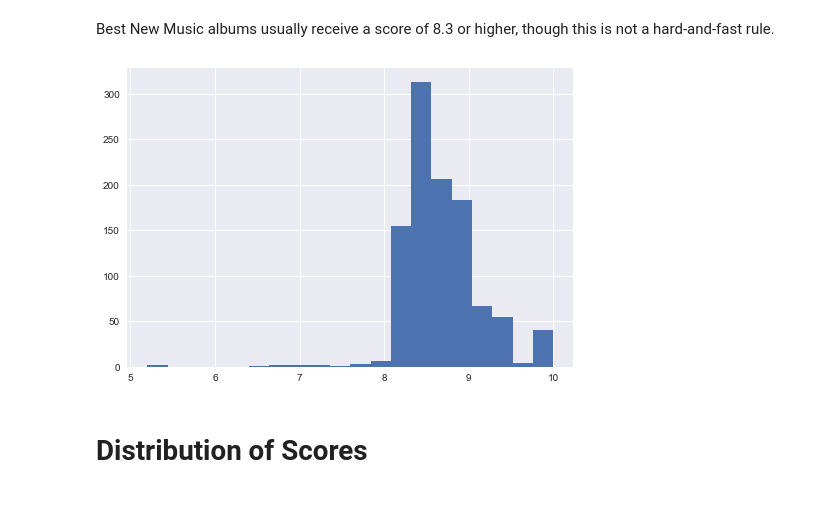
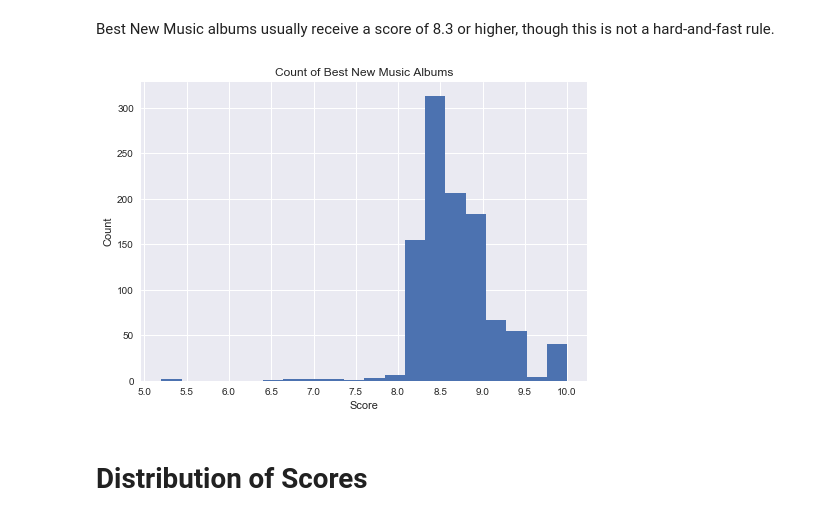
Before and after one commit to andrewjbashford/GalvanizeCapstone, a Jupyter notebook: EDA.ipynb, the cells around one changed output. Drawn from its saved outputs; the diff is of its cells as text; code cells hidden in the pictures.

Commit message:
beautify charts

```diff
--- a/EDA.ipynb
+++ b/EDA.ipynb
@@ -161,9 +161,13 @@ plt.show()
 Best New Music albums usually receive a score of 8.3 or higher, though this is not a hard-and-fast rule.
 # %%
 plt.hist(df[df['best_new_music'] == 1]['score'], bins=20)
+plt.title('Count of Best New Music Albums')
+plt.xticks(np.arange(5,10.5,.5))
+plt.xlabel('Score')
+plt.ylabel('Count')
 plt.show()
 # %% [output]
-[figure, old version]
+[figure, new version]
 # %% [markdown]
 # Distribution of Scores
 # %% [markdown]
```
Also changed, not shown: parts of 31 cells of this notebook.
